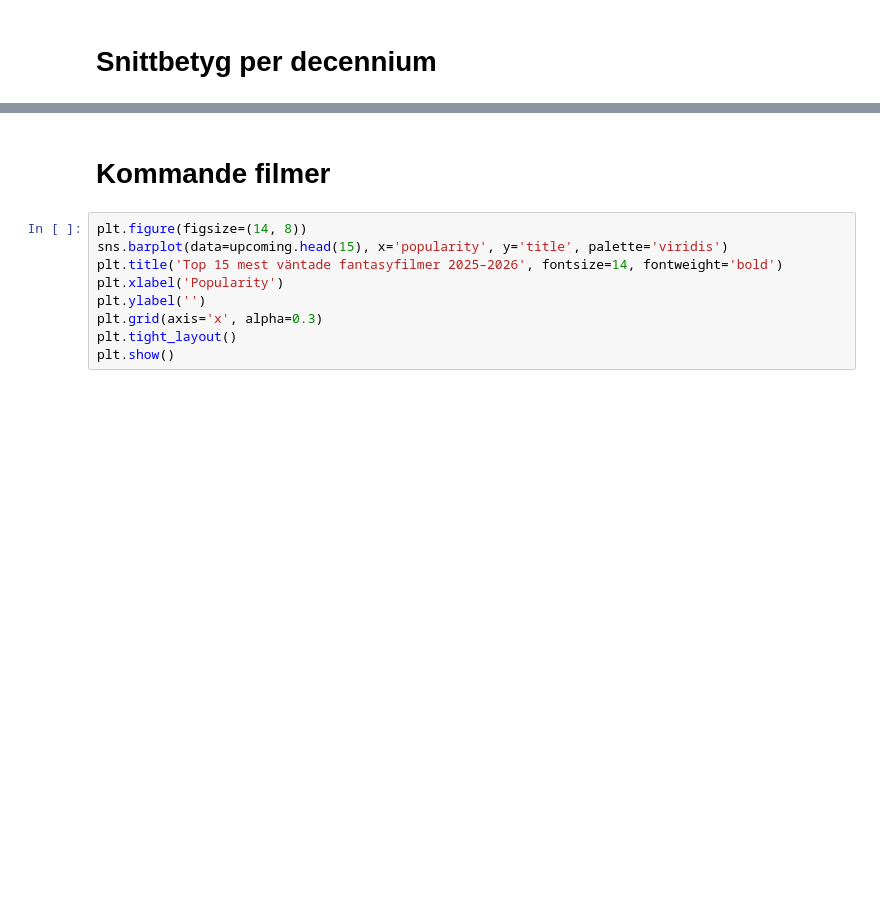
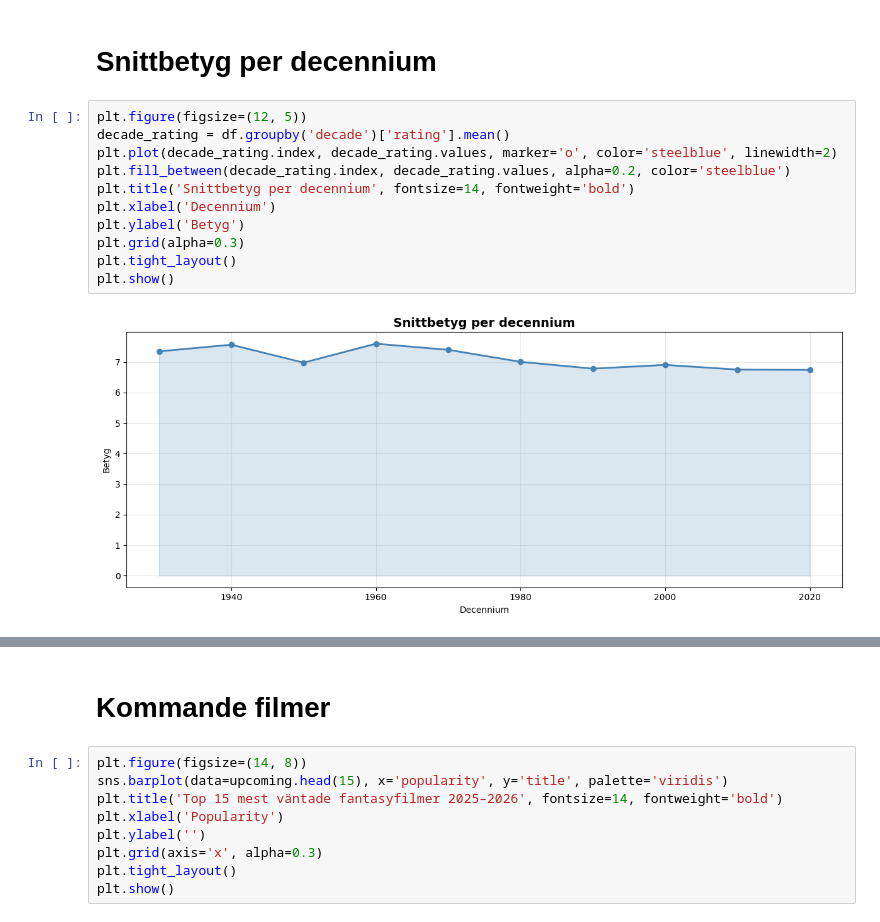
Before and after one commit to GrannyApples/Grupp7_Datavisualisering_DE_UX, a Jupyter notebook: notebooks/eda_abdulrahman.ipynb, the cells around one changed output, grey strips where cells are left out. Cells and saved outputs as stored; diff of their text form; blank space fills up the shorter version.

```diff
--- a/notebooks/eda_abdulrahman.ipynb
+++ b/notebooks/eda_abdulrahman.ipynb
@@ -262,5 +287,18 @@ plt.show()
 # %% [markdown]
 # Snittbetyg per decennium
+# %%
+plt.figure(figsize=(12, 5))
+decade_rating = df.groupby('decade')['rating'].mean()
+plt.plot(decade_rating.index, decade_rating.values, marker='o', color='steelblue', linewidth=2)
+plt.fill_between(decade_rating.index, decade_rating.values, alpha=0.2, color='steelblue')
+plt.title('Snittbetyg per decennium', fontsize=14, fontweight='bold')
+plt.xlabel('Decennium')
+plt.ylabel('Betyg')
+plt.grid(alpha=0.3)
+plt.tight_layout()
+plt.show()
+# %% [output]
+[figure, added]
 # %%
 df['decade'] = (df['release_year'] // 10) * 10
 
```
Also changed, not shown: parts of 37 cells of this notebook, 3 other files.
